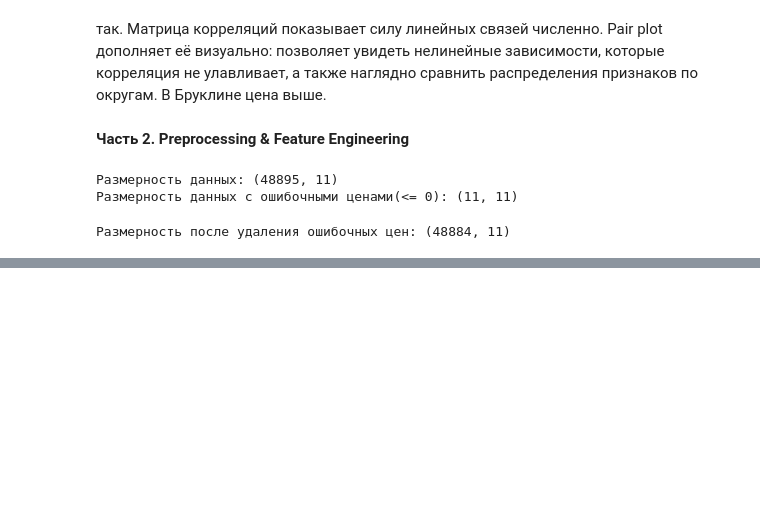
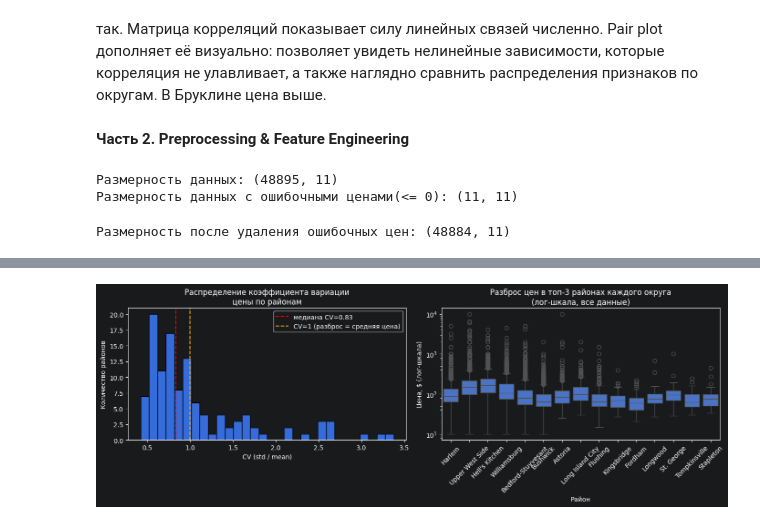
Before and after one commit to togoltsova/ML-Basic, a Jupyter notebook: homework_10/homework_10.ipynb, the cells around one changed output, grey strips where cells are left out. Drawn from its saved outputs; the diff is of its cells as text; code cells hidden in the pictures; blank space fills up the shorter version.

```diff
--- a/homework_10/homework_10.ipynb
+++ b/homework_10/homework_10.ipynb
@@ -377,0 +872,49 @@ print('Корреляция longitude с log_price:         ', round(data['longi
+# %%
+#Визуализация: распределение коэффициента вариации по округам
+#CV > 1 означает, что разброс цен превышает среднюю цену в районе
+
+fig, axes = plt.subplots(1, 2, figsize=(14, 5))
+
+#Левый: гистограмма CV по всем районам
+axes[0].hist(neighbourhood_stats['cv'], bins=30, edgecolor='black')
+axes[0].axvline(neighbourhood_stats['cv'].median(), color='red', linestyle='--', label=f'медиана CV={neighbourhood_stats["cv"].median():.2f}')
+axes[0].axvline(1.0, color='orange', linestyle='--', label='CV=1 (разброс = средняя цена)')
+axes[0].set_title('Распределение коэффициента вариации\nцены по районам')
+axes[0].set_xlabel('CV (std / mean)')
+axes[0].set_ylabel('Количество районов')
+axes[0].legend()
+
+#Правый: box plot цен для топ-3 районов каждого округа, лог-шкала, все точки видны
+borough_order = ['Manhattan', 'Brooklyn', 'Queens', 'Bronx', 'Staten Island']
+top_neighbourhoods = []
+for borough in borough_order:
+    borough_data = data_prices[data_prices['neighbourhood_group'] == borough]
+    top_in_borough = borough_data['neighbourhood'].value_counts().head(3).index.tolist()
+    top_neighbourhoods.extend(top_in_borough)
+
+plot_data = data_prices[data_prices['neighbourhood'].isin(top_neighbourhoods)].copy()
+
+neighbourhood_order = []
+for borough in borough_order:
+    for n in top_neighbourhoods:
+        if n in data_prices[data_prices['neighbourhood_group'] == borough]['neighbourhood'].values:
+            if n not in neighbourhood_order:
+                neighbourhood_order.append(n)
+
+sns.boxplot(
+    data=plot_data,
+    x='neighbourhood',
+    y='price',
+    order=neighbourhood_order,
+    ax=axes[1]
+)
+axes[1].set_yscale('log')
+axes[1].set_title('Разброс цен в топ-3 районах каждого округа\n(лог-шкала, все данные)')
+axes[1].set_xlabel('Район')
+axes[1].set_ylabel('Цена, $ (лог-шкала)')
+axes[1].tick_params(axis='x', rotation=45)
+
+plt.tight_layout()
+plt.show()
+# %% [output]
+[figure, added]
```
Also changed, not shown: parts of 38 cells of this notebook.
